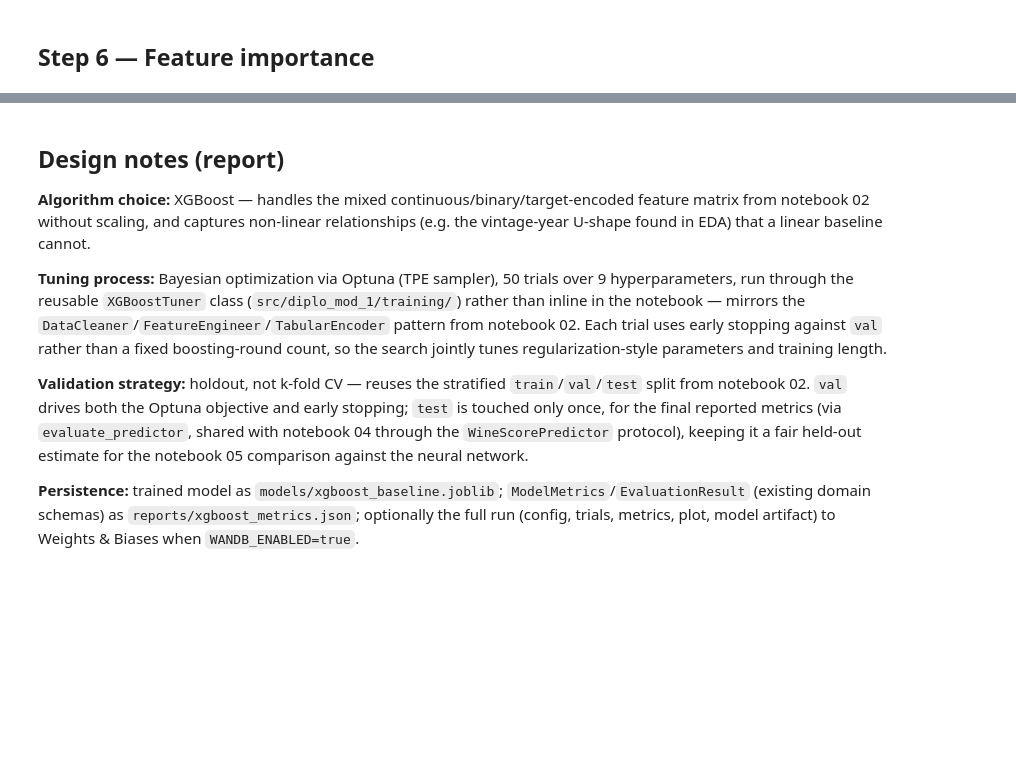
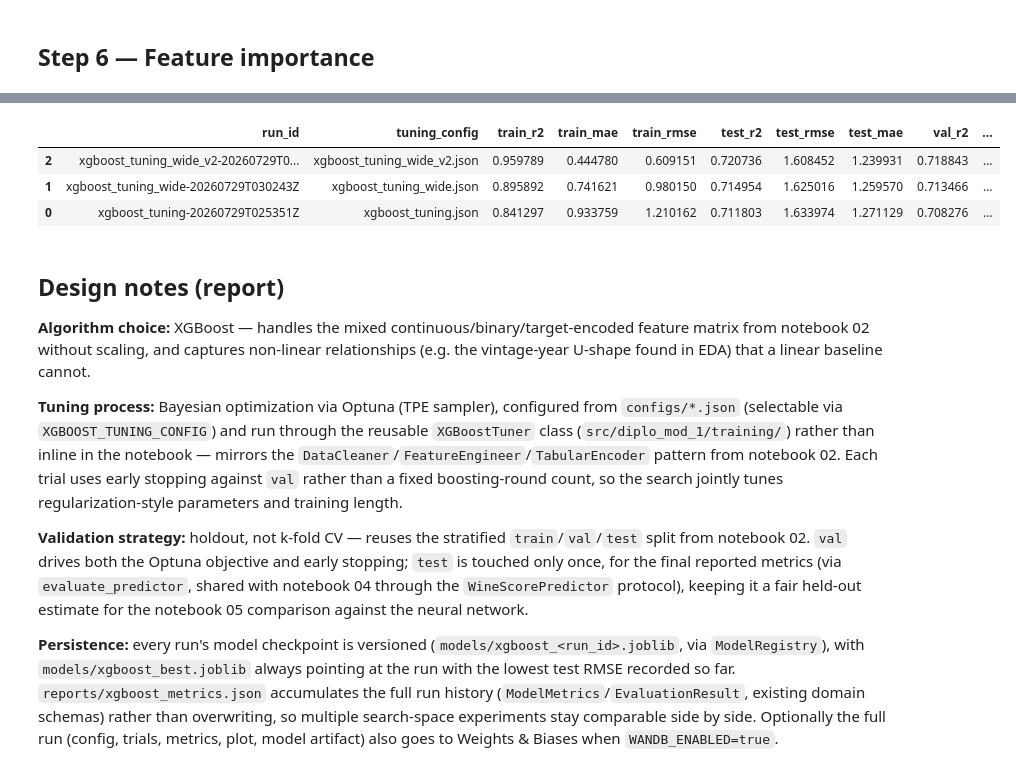
Before and after one commit to leonardoheis/diplo-mod-1, a Jupyter notebook: notebooks/03-train-baseline-xgboost.ipynb, the cells around one changed output, grey strips where cells are left out. Saved outputs shown, nothing was run; the diff lists cells and outputs as text; code cells hidden in the pictures; blank space fills up the shorter version.

```diff
--- a/notebooks/03-train-baseline-xgboost.ipynb
+++ b/notebooks/03-train-baseline-xgboost.ipynb
@@ -209,10 +295,40 @@ wandb: Find logs at: .\wandb\run-20260728_124542-vx0254by\logs
+# %%
+history_path = REPORTS / "xgboost_metrics.json"
+all_runs = TuningHistory.model_validate_json(history_path.read_text(encoding="utf-8"))
+
+comparison = pd.DataFrame(
+    [
+        {
+            "run_id": r.run_id,
+            "tuning_config": r.tuning_config,
+            "train_r2": next(m.r2 for m in r.metrics if m.split == "train"),
+            "train_mae": next(m.mae for m in r.metrics if m.split == "train"),
+            "train_rmse": next(m.rmse for m in r.metrics if m.split == "train"),
+            "test_r2": next(m.r2 for m in r.metrics if m.split == "test"),
+            "test_rmse": next(m.rmse for m in r.metrics if m.split == "test"),
+            "test_mae": next(m.mae for m in r.metrics if m.split == "test"),
+            "val_r2": next(m.r2 for m in r.metrics if m.split == "val"),
+            "val_rmse": next(m.rmse for m in r.metrics if m.split == "val"),
+            "val_mae": next(m.mae for m in r.metrics if m.split == "val"),
+            "is_best": r.run_id == all_runs.best_run_id,
+        }
+        for r in all_runs.runs
+    ]
+).sort_values("test_r2", ascending=False)
+
+comparison
+# %% [output]
+|  | run_id | tuning_config | train_r2 | train_mae | train_rmse | test_r2 | test_rmse | test_mae | val_r2 | ... |
+| 2 | xgboost_tuning_wide_v2-20260729T0... | xgboost_tuning_wide_v2.json | 0.959789 | 0.444780 | 0.609151 | 0.720736 | 1.608452 | 1.239931 | 0.718843 | ... |
+| 1 | xgboost_tuning_wide-20260729T030243Z | xgboost_tuning_wide.json | 0.895892 | 0.741621 | 0.980150 | 0.714954 | 1.625016 | 1.259570 | 0.713466 | ... |
+| 0 | xgboost_tuning-20260729T025351Z | xgboost_tuning.json | 0.841297 | 0.933759 | 1.210162 | 0.711803 | 1.633974 | 1.271129 | 0.708276 | ... |
 # %% [markdown]
 ## Design notes (report)
 
 **Algorithm choice:** XGBoost — handles the mixed continuous/binary/target-encoded feature matrix from notebook 02 without scaling, and captures non-linear relationships (e.g. the vintage-year U-shape found in EDA) that a linear baseline cannot.
 
-**Tuning process:** Bayesian optimization via Optuna (TPE sampler), 50 trials over 9 hyperparameters, run through the reusable `XGBoostTuner` class (`src/diplo_mod_1/training/`) rather than inline in the notebook — mirrors the `DataCleaner`/`FeatureEngineer`/`TabularEncoder` pattern from notebook 02. Each trial uses early stopping against `val` rather than a fixed boosting-round count, so the search jointly tunes regularization-style parameters and training length.
+**Tuning process:** Bayesian optimization via Optuna (TPE sampler), configured from `configs/*.json` (selectable via `XGBOOST_TUNING_CONFIG`) and run through the reusable `XGBoostTuner` class (`src/diplo_mod_1/training/`) rather than inline in the notebook — mirrors the `DataCleaner`/`FeatureEngineer`/`TabularEncoder` pattern from notebook 02. Each trial uses early stopping against `val` rather than a fixed boosting-round count, so the search jointly tunes regularization-style parameters and training length.
 
 **Validation strategy:** holdout, not k-fold CV — reuses the stratified `train`/`val`/`test` split from notebook 02. `val` drives both the Optuna objective and early stopping; `test` is touched only once, for the final reported metrics (via `evaluate_predictor`, shared with notebook 04 through the `WineScorePredictor` protocol), keeping it a fair held-out estimate for the notebook 05 comparison against the neural network.
 
-**Persistence:** trained model as `models/xgboost_baseline.joblib`; `ModelMetrics`/`EvaluationResult` (existing domain schemas) as `reports/xgboost_metrics.json`; optionally the full run (config, trials, metrics, plot, model artifact) to Weights & Biases when `WANDB_ENABLED=true`.
+**Persistence:** every run's model checkpoint is versioned (`models/xgboost_<run_id>.joblib`, via `ModelRegistry`), with `models/xgboost_best.joblib` always pointing at the run with the lowest test RMSE recorded so far. `reports/xgboost_metrics.json` accumulates the full run history (`ModelMetrics`/`EvaluationResult`, existing domain schemas) rather than overwriting, so multiple search-space experiments stay comparable side by side. Optionally the full run (config, trials, metrics, plot, model artifact) also goes to Weights & Biases when `WANDB_ENABLED=true`.
```
Also changed, not shown: parts of 11 cells of this notebook, 15 other files.
